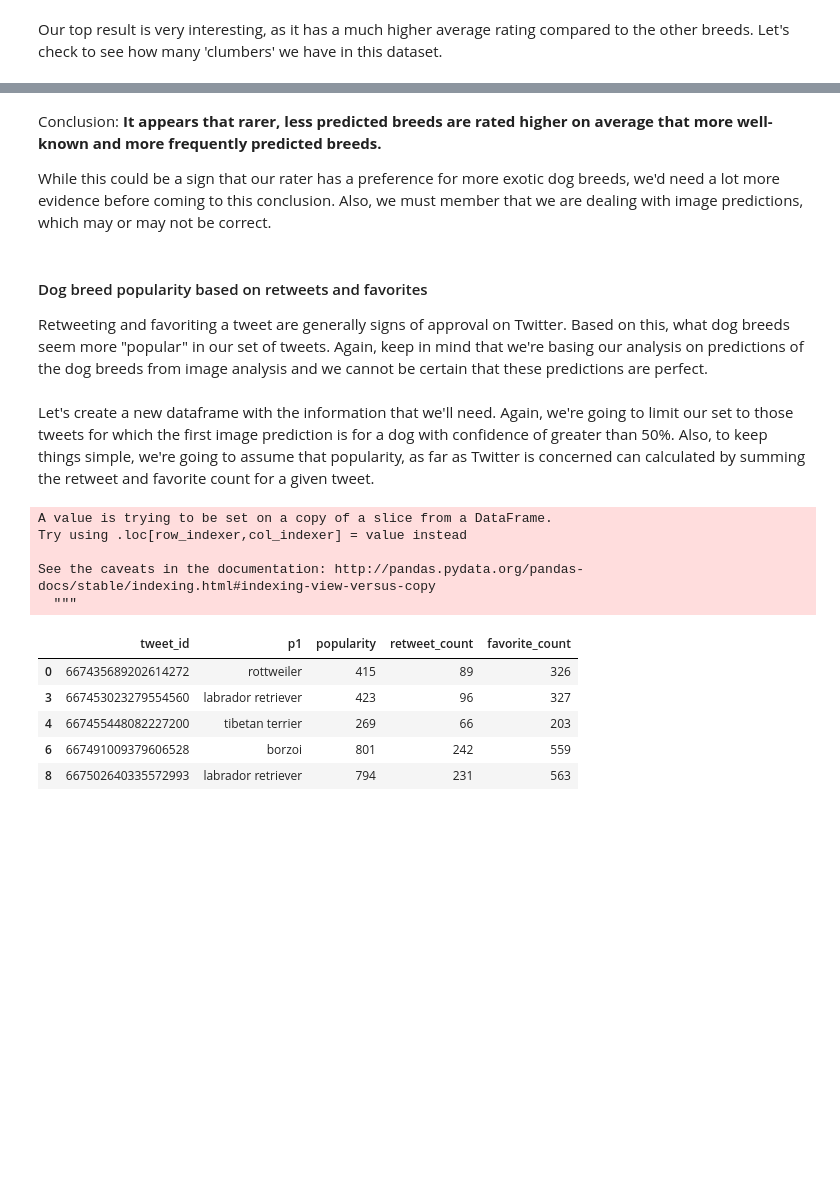
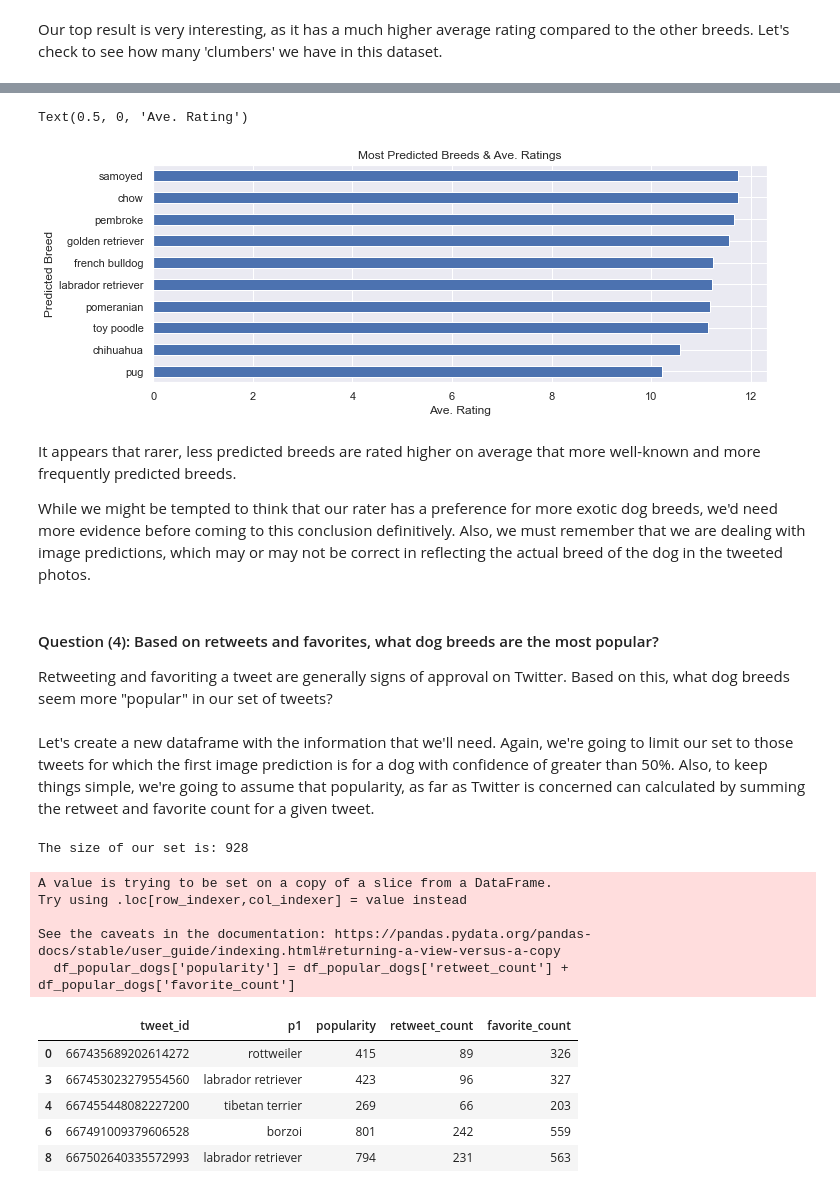
Before and after one commit to maleina/WeRateDogs-Twitter-Analysis, a Jupyter notebook: wrangle_act.ipynb, the cells around one changed output, grey strips where cells are left out. Drawn from its saved outputs; the diff is of its cells as text; code cells hidden in the pictures; blank space fills up the shorter version.

```diff
--- a/wrangle_act.ipynb
+++ b/wrangle_act.ipynb
@@ -1613,0 +1560,9 @@ df_predicted_dogs[df_predicted_dogs['p1'] == 'pug'].rating.mean()
+# %%
+# Get a list of the top ten predicted breeds
+top_predicted_breeds = df_predicted_dogs['p1'].value_counts()[0:10].index.tolist()
+
+# Create a dataframe of these breeds and their ratings
+df_common_breeds_ratings = df_predicted_dogs[df_predicted_dogs['p1'].isin(top_predicted_breeds)]
+
+# Print the ratings for the top 10 predicted breeds in descending order
+df_common_breeds_ratings.groupby('p1').rating.mean().sort_values(ascending=False)
@@ -1614,16 +1582,27 @@ df_predicted_dogs[df_predicted_dogs['p1'] == 'pug'].rating.mean()
+# %%
+# Plot the most predicted breeds and their average ratings
+ax = df_common_breeds_ratings.groupby('p1').rating.mean().sort_values(ascending=False)[10::-1].plot(kind='barh', title='Most Predicted Breeds & Ave. Ratings');
+ax.set_ylabel("Predicted Breed")
+ax.set_xlabel("Ave. Rating")
+# %% [output]
+Text(0.5, 0, 'Ave. Rating')
+[figure, added]
 # %% [markdown]
-Conclusion: **It appears that rarer, less predicted breeds are rated higher on average that more well-known and more frequently predicted breeds.**
+It appears that rarer, less predicted breeds are rated higher on average that more well-known and more frequently predicted breeds.
 
-While this could be a sign that our rater has a preference for more exotic dog breeds, we'd need a lot more evidence before coming to this conclusion. Also, we must member that we are dealing with image predictions, which may or may not be correct.
+While we might be tempted to think that our rater has a preference for more exotic dog breeds, we'd need more evidence before coming to this conclusion definitively. Also, we must remember that we are dealing with image predictions, which may or may not be correct in reflecting the actual breed of the dog in the tweeted photos.
 # %% [markdown]
-#### Dog breed popularity based on retweets and favorites
+#### Question (4): Based on retweets and favorites, what dog breeds are the most popular?
 
-Retweeting and favoriting a tweet are generally signs of approval on Twitter. Based on this, what dog breeds seem more "popular" in our set of tweets. Again, keep in mind that we're basing our analysis on predictions of the dog breeds from image analysis and we cannot be certain that these predictions are perfect.
+Retweeting and favoriting a tweet are generally signs of approval on Twitter. Based on this, what dog breeds seem more "popular" in our set of tweets?
 # %% [markdown]
 Let's create a new dataframe with the information that we'll need. Again, we're going to limit our set to those tweets for which the first image prediction is for a dog with confidence of greater than 50%. Also, to keep things simple, we're going to assume that popularity, as far as Twitter is concerned can calculated by summing the retweet and favorite count for a given tweet.
 # %%
 # Create new set of tweets with 1st prediction is a dog with at least 50% confidence
 df_popular_dogs = df_archive_final[(df_archive_final['p1_dog'] == True) & (df_archive_final['p1_conf'] >= 0.5)]
+
+# Double check the size of our set
+print('The size of our set is: {}'.format(df_popular_dogs['tweet_id'].count()))
 
 # If popularity can be measured by retweets and favorites, let's some these and create a new column
 df_popular_dogs['popularity'] = df_popular_dogs['retweet_count'] + df_popular_dogs['favorite_count']
@@ -1634,11 +1613,12 @@ df_popular_dogs = df_popular_dogs[['tweet_id','p1', 'popularity', 'retweet_count
 # Print first few records
 df_popular_dogs.head()
 # %% [output]
-A value is trying to be set on a copy of a slice from a DataFrame.
-Try using .loc[row_indexer,col_indexer] = value instead
-
-See the caveats in the documentation: http://pandas.pydata.org/pandas-docs/stable/indexing.html#indexing-view-versus-copy
-  """
+The size of our set is: 928
+A value is trying to be set on a copy of a slice from a DataFrame.
+Try using .loc[row_indexer,col_indexer] = value instead
+
+See the caveats in the documentation: https://pandas.pydata.org/pandas-docs/stable/user_guide/indexing.html#returning-a-view-versus-a-copy
+  df_popular_dogs['popularity'] = df_popular_dogs['retweet_count'] + df_popular_dogs['favorite_count']
 |  | tweet_id | p1 | popularity | retweet_count | favorite_count |
 | 0 | 667435689202614272 | rottweiler | 415 | 89 | 326 |
 | 3 | 667453023279554560 | labrador retriever | 423 | 96 | 327 |
```
Also changed, not shown: parts of 80 cells of this notebook, 1 other file.
